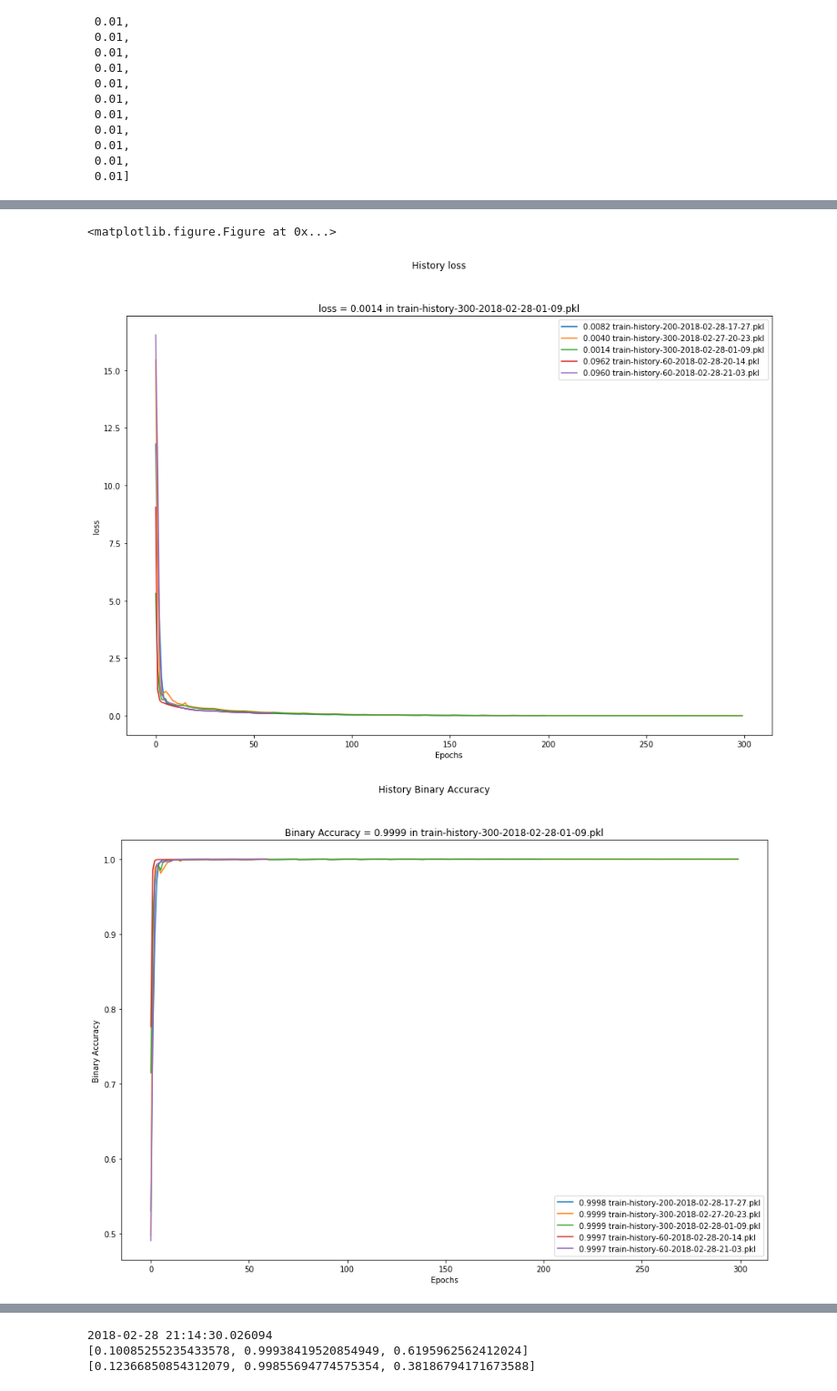
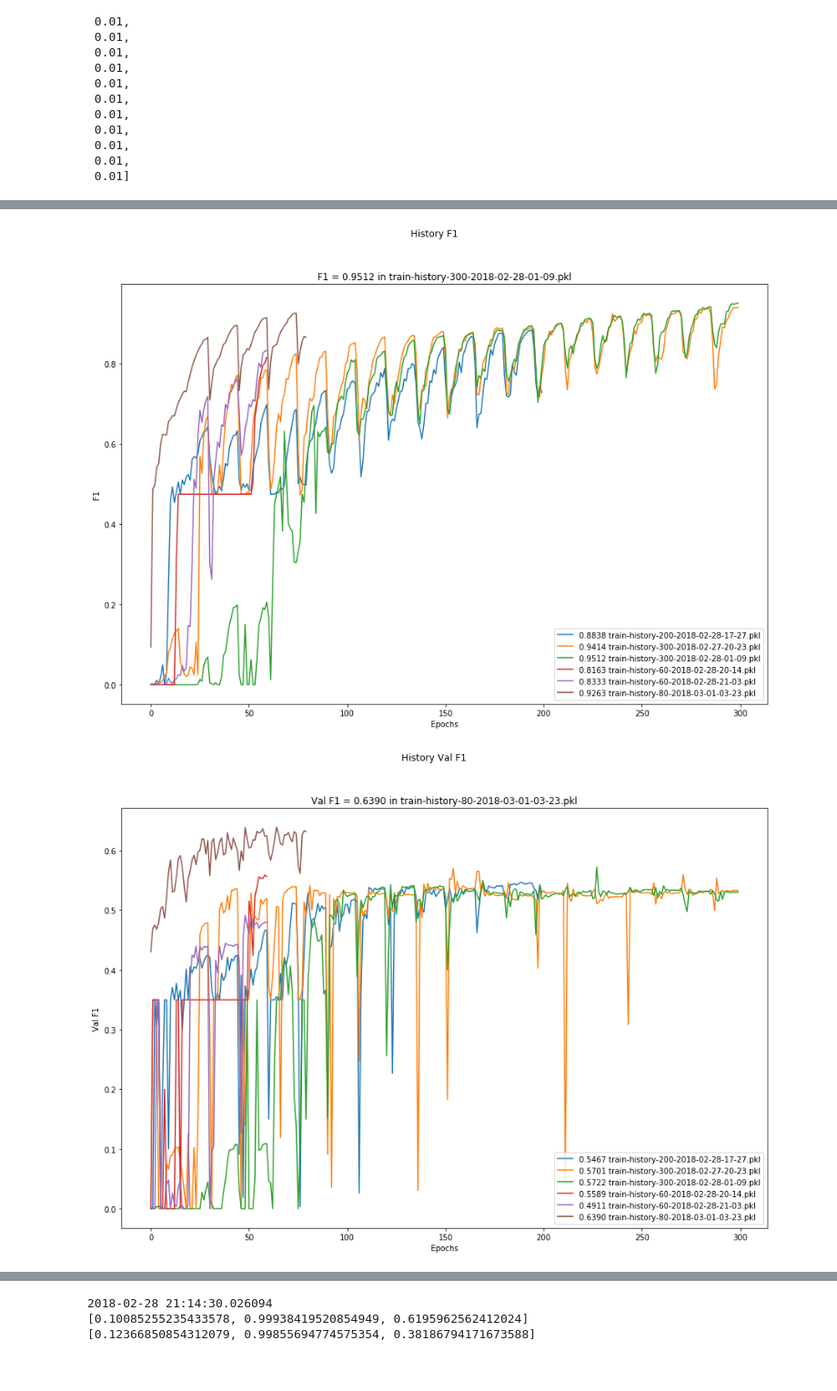
Before and after one commit to SorokinV/2018-TopCoder-Konika-Minolta, a Jupyter notebook: Jupyter/CM-V02-NET-Exp-Post-6-2.ipynb, the cells around one changed output, grey strips where cells are left out. Shown at 91% size. Cells and saved outputs as stored; diff of their text form; code cells hidden in the pictures.

```diff
--- a/Jupyter/CM-V02-NET-Exp-Post-6-2.ipynb
+++ b/Jupyter/CM-V02-NET-Exp-Post-6-2.ipynb
@@ -1059,7 +1059,7 @@ if 0 :
 # %%
 print(datetime.datetime.now())
 
-epochs     = 60 #10 #60
+epochs     = 80 #10 #60
 verbose    = 2
 batch_size = 6
 batch_size = 1
@@ -1078,26 +1078,26 @@ snapshot = SnapshotCallbackBuilder(T, M, alpha_zero)
 
 metric     = 'f1scoreTF'
 
-filepath   = "../Temp/V02-6-level-X-val_"+metric+"={val_"+metric+":.4f}-({"+metric+":.4f}).hdf5"
+filepath   = "../Temp/V02-6-level-X-val_"+metric+"={val_"+metric+":.4f}-({"+metric+":.4f})-{epoch}.hdf5"
 full       = True
 
 if 1 :
     full       = False
     path1       = 0          #YY.shape[0] # level 1
-    path2       = 100 # 751        #YY.shape[0]
-    filepath="../Temp/V02-6-level-1-val_"+metric+"={val_"+metric+":.4f}-({"+metric+":.4f}).hdf5"
+    path2       = 751        #YY.shape[0]
+    filepath="../Temp/V02-6-level-1-val_"+metric+"={val_"+metric+":.4f}-({"+metric+":.4f})-{epoch}.hdf5"
 
 if 0 :
     full       = False
     path1       = 751        #YY.shape[0] # level 2
     path2       = path1+1495 #YY.shape[0]
-    filepath="../Temp/V02-6-level-2-val_"+metric+"={val_"+metric+":.4f}-({"+metric+":.4f}).hdf5"
+    filepath="../Temp/V02-6-level-2-val_"+metric+"={val_"+metric+":.4f}-({"+metric+":.4f})-{epoch}.hdf5"
 
 if 0 :
     full       = False
     path1       = 751+1495 #YY.shape[0] # level 3
     path2       = YY.shape[0]
-    filepath="../Temp/V02-6-level-3-val_"+metric+"={val_"+metric+":.4f}-({"+metric+":.4f}).hdf5"
+    filepath="../Temp/V02-6-level-3-val_"+metric+"={val_"+metric+":.4f}-({"+metric+":.4f})-{epoch}.hdf5"
 
 #filepath="../Temp/V02-level-1-val_"+metric+"={val_"+metric+":.4f}-({"+metric+":.4f}).hdf5"
 #checkpoint1 = ModelCheckpoint(filepath, monitor=metric,        verbose=1, save_best_only=True, mode='max')
@@ -1199,36 +1199,35 @@ if 0 :
 if 1 :
     import pickle
     listHistory = os.listdir(os.path.join('../Temp','History'))
 
     def drawHistory (name, index, minOK=False) :
 
         plt.figure(figsize=(15,10))
         legend, ffmmm, ffvvv = [], '', 100 if minOK else -1
         try :
             for ff in listHistory :
                 with open(os.path.join('../Temp',"History",ff),"rb") as fp: fh = pickle.load(fp);
                 fhh = np.array(fh[index])
                 plt.plot(fhh); legend += ["{:.4f} {}".format((fhh.min() if minOK else fhh.max()),ff)]
                 if minOK :
                     if fhh.min()<ffvvv : ffvvv = fhh.min(); ffmmm = ff
                 else :
                     if fhh.max()>ffvvv : ffvvv = fhh.max(); ffmmm = ff
             plt.suptitle('History '+name)
             plt.title(name + ' = {:.4f} in {}'.format(ffvvv,ffmmm))
             plt.xlabel('Epochs')
             plt.ylabel(name)
             plt.legend(legend);
             plt.show()
         except : pass;
 
-    drawHistory('LR','lr',minOK=True)
-    drawHistory('loss','loss',minOK=True)
-    drawHistory('Binary Accuracy','binary_accuracy',minOK=False)
+    #drawHistory('LR','lr',minOK=True)
+    #drawHistory('loss','loss',minOK=True)
+    #drawHistory('Binary Accuracy','binary_accuracy',minOK=False)
     drawHistory('F1','f1scoreTF',minOK=False)
     drawHistory('Val F1','val_f1scoreTF',minOK=False)
 
     plt.close('all')
 # %% [output]
-<matplotlib.figure.Figure at 0x...>
-[figure, old version]
+[figure, new version]
-[figure, old version]
+[figure, new version]
```
Also changed, not shown: parts of 8 cells of this notebook.
